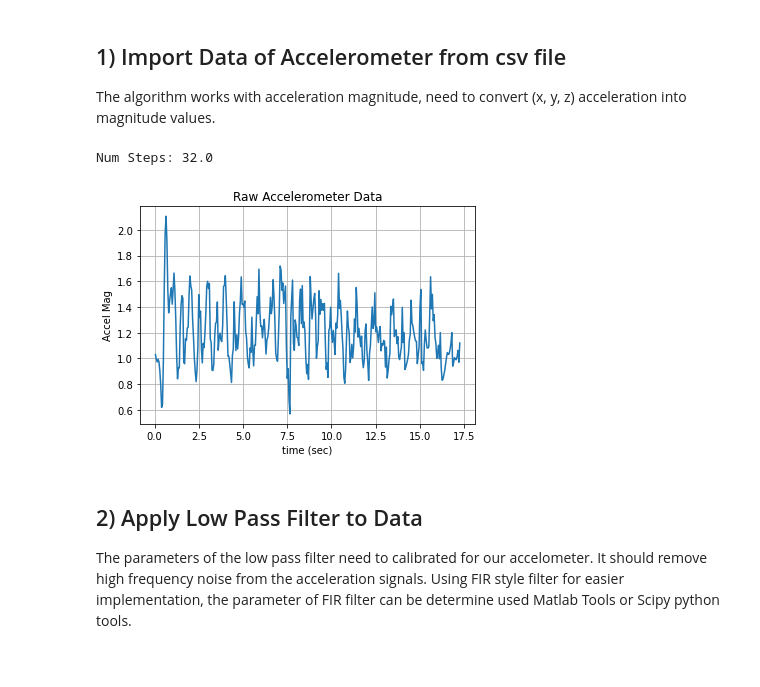
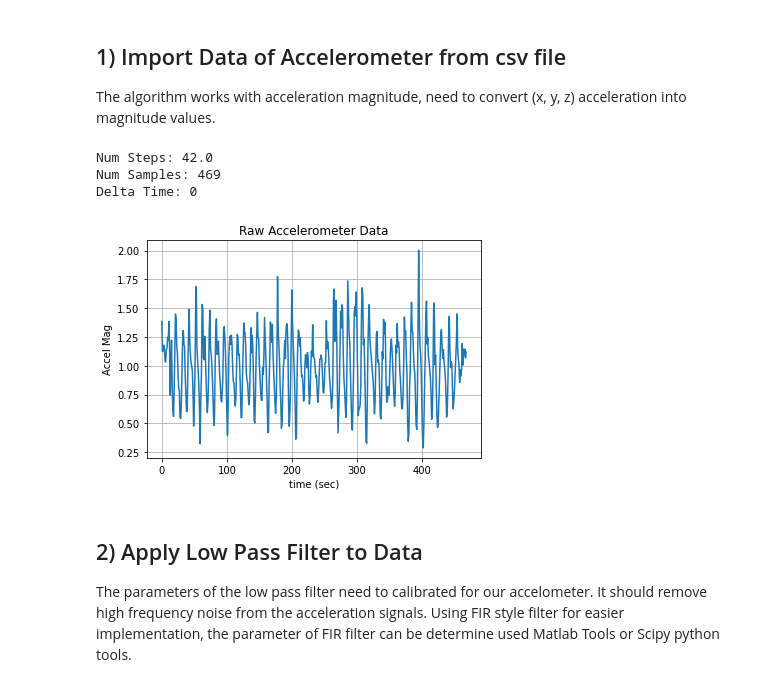
Before and after one commit to KingMatty314/TinyPicoHealthWatch, a Jupyter notebook: notebooks/Pedometer.ipynb, the cells around one changed output. Cells and saved outputs as stored; diff of their text form; code cells hidden in the pictures.

```diff
--- a/notebooks/Pedometer.ipynb
+++ b/notebooks/Pedometer.ipynb
@@ -19,31 +13,35 @@ The algorithm works with acceleration magnitude, need to convert (x, y, z) accel
 # %%
 import math
 import pandas as pd
 import matplotlib.pyplot as plt
 %matplotlib inline
 
-data = pd.read_csv("data/walking/trail2.csv")
+data = pd.read_csv("data/walking/trail5.csv")
 time = data.iloc[:, 0].values
 accelx = data.iloc[:, 1].values
 accely = data.iloc[:, 2].values
 accelz = data.iloc[:, 3].values
-steps = data.iloc[:, 5].values[0]
+steps = data.iloc[:, 4].values[0]
 print("Num Steps: " + str(steps))
+print("Num Samples: " + str(len(accelx)))
+print("Delta Time: " + str(time[0]))
 
 # the theroetical max sampling time of the MPU is 1kHz
 mag = []
 for i, x in enumerate(accelx):
     mag.append(math.sqrt((accelx[i]**2)+(accely[i]**2)+(accelz[i]**2)))
 
 plt.plot(time, mag)
 plt.xlabel("time (sec)")
 plt.ylabel("Accel Mag")
 plt.title("Raw Accelerometer Data")
 plt.grid()
 plt.show()
 # %% [output]
-Num Steps: 32.0
+Num Steps: 42.0
+Num Samples: 469
+Delta Time: 0
-[figure, old version]
+[figure, new version]
 # %% [markdown]
 ## 2) Apply Low Pass Filter to Data
 
```
Also changed, not shown: parts of 11 cells of this notebook, 3 other files.
